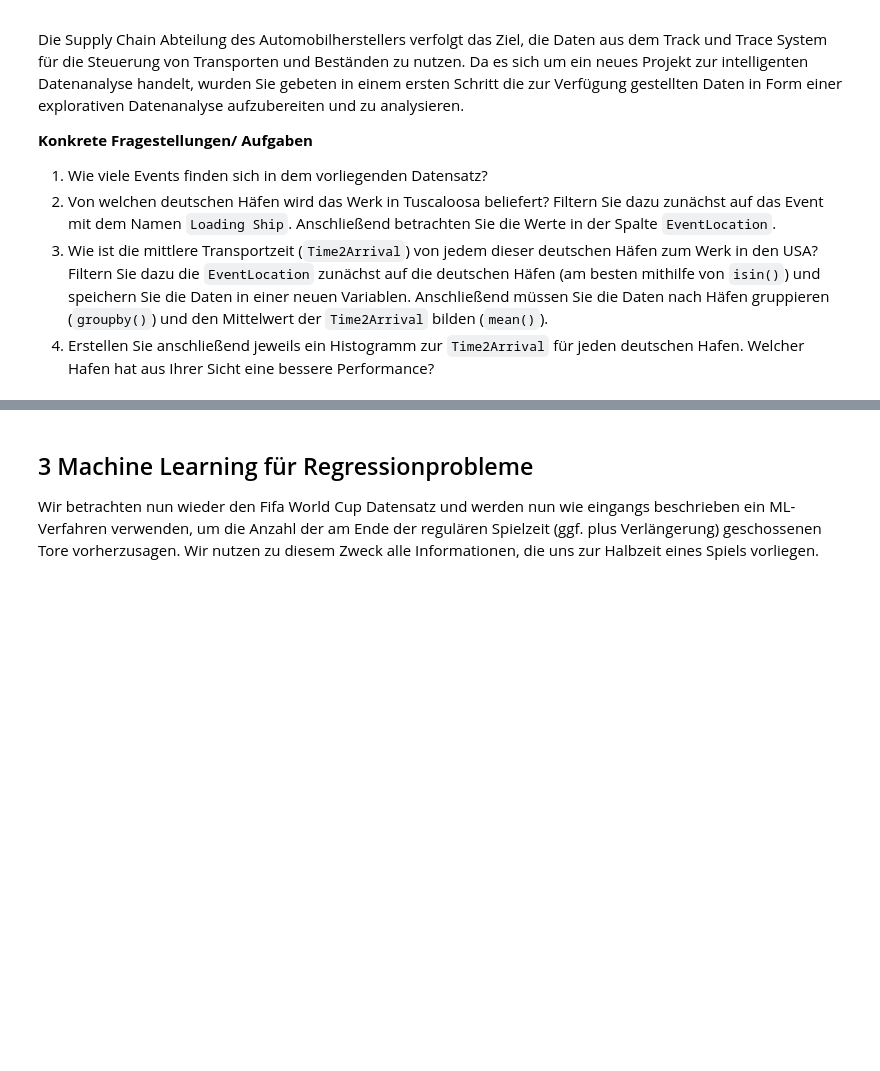
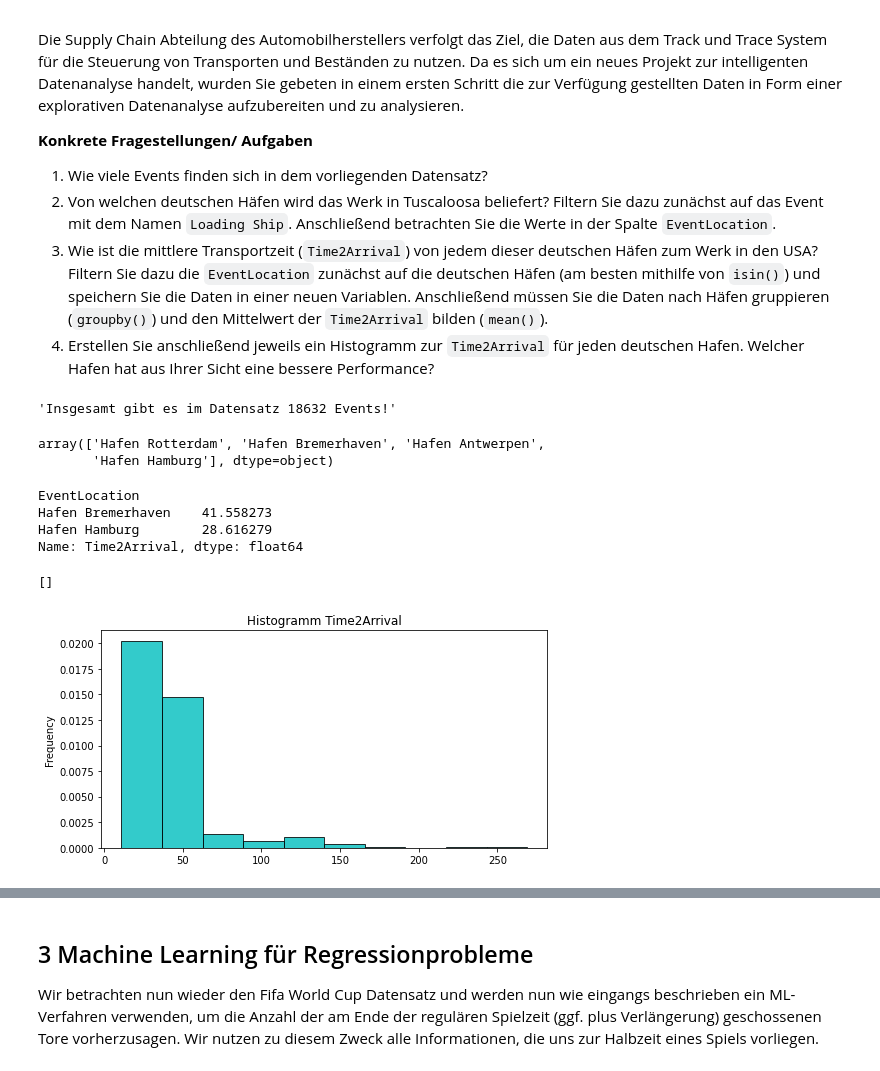
Before and after one commit to AlexKressner/KI_Logistik_Python, a Jupyter notebook: G2_Machine_Learning.ipynb, the cells around one changed output, grey strips where cells are left out. Drawn from its saved outputs; the diff is of its cells as text; code cells hidden in the pictures; blank space fills up the shorter version.

```diff
--- a/G2_Machine_Learning.ipynb
+++ b/G2_Machine_Learning.ipynb
@@ -184,3 +309,49 @@ Die Supply Chain Abteilung des Automobilherstellers verfolgt das Ziel, die Daten
 1. Von welchen deutschen Häfen wird das Werk in Tuscaloosa beliefert? Filtern Sie dazu zunächst auf das Event mit dem Namen `Loading Ship`. Anschließend betrachten Sie die Werte in der Spalte `EventLocation`.
 1. Wie ist die mittlere Transportzeit (`Time2Arrival`) von jedem dieser deutschen Häfen zum Werk in den USA? Filtern Sie dazu die `EventLocation` zunächst auf die deutschen Häfen (am besten mithilfe von `isin()`) und speichern Sie die Daten in einer neuen Variablen. Anschließend müssen Sie die Daten nach Häfen gruppieren (`groupby()`) und den Mittelwert der `Time2Arrival` bilden (`mean()`).
 1. Erstellen Sie anschließend jeweils ein Histogramm zur `Time2Arrival` für jeden deutschen Hafen. Welcher Hafen hat aus Ihrer Sicht eine bessere Performance?
+# %%
+# Aufgabe 1
+f"Insgesamt gibt es im Datensatz {df.shape[0]} Events!"
+# %% [output]
+'Insgesamt gibt es im Datensatz 18632 Events!'
+# %%
+# Aufgabe 2
+
+# Variante 1
+df[df["EventName"]=="Loading Ship"]["EventLocation"].unique()
+
+# Variante 2
+pd.unique(df["EventLocation"][(df["EventName"]=="Loading Ship")])
+# %% [output]
+array(['Hafen Rotterdam', 'Hafen Bremerhaven', 'Hafen Antwerpen',
+       'Hafen Hamburg'], dtype=object)
+# %%
+# Aufgabe 3
+# 1.Schritt: Filterung der Daten
+hafen_de = df[df["EventLocation"].isin(["Hafen Bremerhaven", "Hafen Hamburg"])]
+hafen_de = hafen_de[hafen_de["EventName"]=="Loading Ship"]
+hafen_de.head()
+
+# 2.Schritt: Gruppieren nach Hafen und mittlere Time2Arrival berechen
+hafen_de.groupby("EventLocation")["Time2Arrival"].mean()
+# %% [output]
+EventLocation
+Hafen Bremerhaven    41.558273
+Hafen Hamburg        28.616279
+Name: Time2Arrival, dtype: float64
+# %%
+# Aufgabe 4
+# Grafik für Hafen Bremerhaven
+hafen_de[hafen_de["EventLocation"]=="Hafen Bremerhaven"]["Time2Arrival"].plot(
+    kind="hist",
+    title= "Histogramm Time2Arrival",
+    figsize=(8,4),
+    color="c",
+    edgecolor='k',
+    density=True,
+    alpha=0.8
+    )
+plt.plot()
+# %% [output]
+[]
+[figure, added]
```
Also changed, not shown: parts of 52 cells of this notebook.
